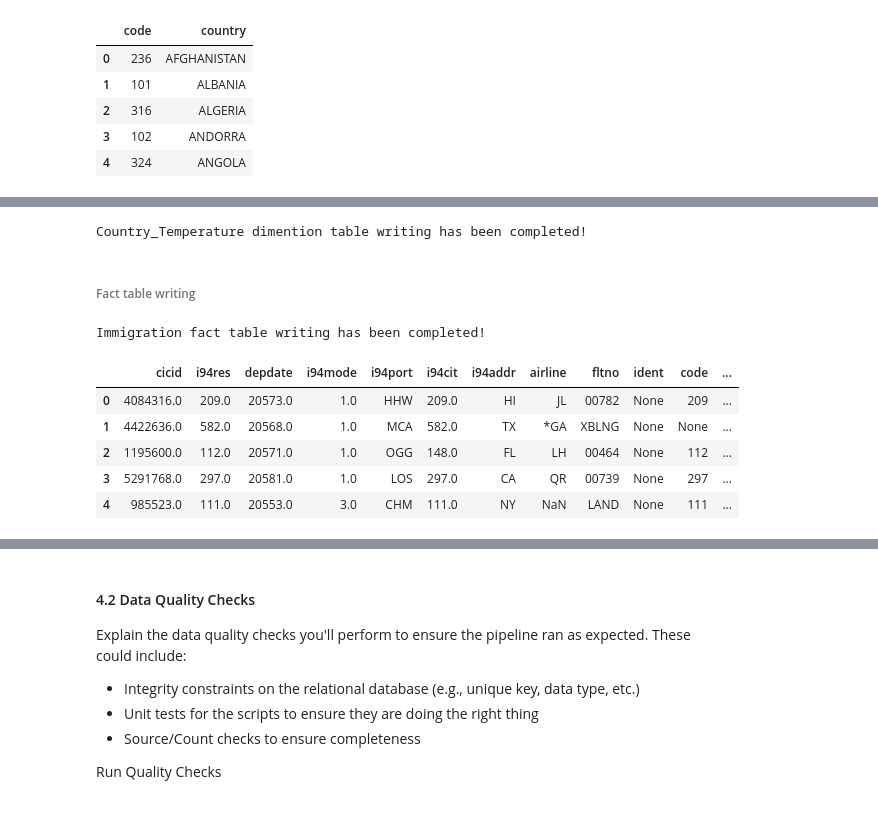
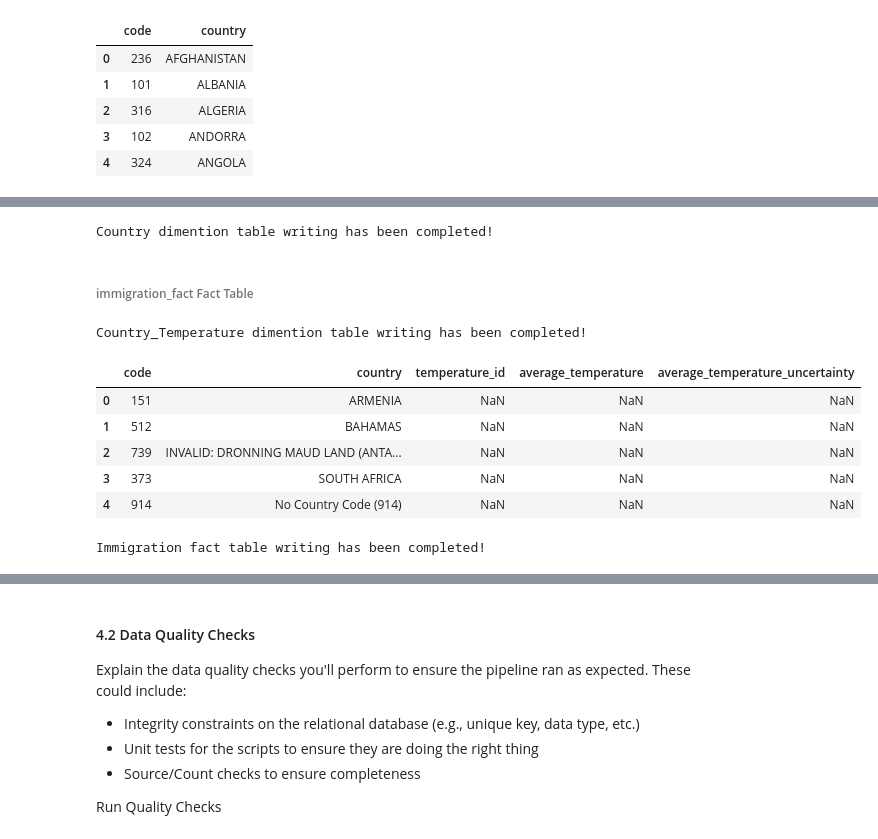
Before and after one commit to MohamedSaiedIbrahim/Project6_Udacity_Capstone, a Jupyter notebook: Capstone Project Template.ipynb, the cells around one changed output, grey strips where cells are left out. Saved outputs shown, nothing was run; the diff lists cells and outputs as text; code cells hidden in the pictures.

```diff
--- a/Capstone Project Template.ipynb
+++ b/Capstone Project Template.ipynb
@@ -85,0 +83,5 @@ temperature_df_orig.head()
+# %%
+temperature_df_orig=temperature_df_orig.dropna()
+temperature_df_orig.head() #8235082
+
+temperature_df_orig.groupby(['Country'])['dt'].count().sort_values(ascending=False).head(20)
@@ -521,2 +535,10 @@ Country dimention table writing has been completed!
+# %%
+output_path="s3a://udacity-datalake-msaied2/Project6_Capstone/country.parquet"
+country_spark = spark.createDataFrame(df_country_code)
+ef.country_dimension(country_spark, output_path)
+# %% [output]
+Country dimention table writing has been completed!
+# %% [markdown]
+###### immigration_fact Fact Table
 # %%
 # join country and temperature
@@ -528,44 +551,17 @@ country_temperature.write.parquet("s3a://udacity-datalake-msaied2/Project6_Capst
 print("Country_Temperature dimention table writing has been completed!")
 # %% [output]
 Country_Temperature dimention table writing has been completed!
-# %% [markdown]
-###### Fact table writing
-# %%
-migrant = spark.read.parquet("s3a://udacity-datalake-msaied2/Project6_Capstone/migrant.parquet")
-status = spark.read.parquet("s3a://udacity-datalake-msaied2/Project6_Capstone/status.parquet")
-visa = spark.read.parquet("s3a://udacity-datalake-msaied2/Project6_Capstone/visa.parquet")
-state = spark.read.parquet("s3a://udacity-datalake-msaied2/Project6_Capstone/state.parquet")
-time = spark.read.parquet("s3a://udacity-datalake-msaied2/Project6_Capstone/time.parquet")
-airport = spark.read.parquet("s3a://udacity-datalake-msaied2/Project6_Capstone/airport_codes.parquet")
-country = spark.read.parquet("s3a://udacity-datalake-msaied2/Project6_Capstone/country.parquet")
-country_temperature = spark.read.parquet("s3a://udacity-datalake-msaied2/Project6_Capstone/country_temperature.parquet")
-
-
-immigration_fact = immigration_spark.select(["*"])\
-                .join(airport, (immigration_spark.i94port == airport.ident), how='full')\
-                .join(country_temperature, (immigration_spark.i94res == country_temperature.code), how='full')\
-                .join(migrant, (immigration_spark.biryear == migrant.birth_year) & (immigration_spark.gender == migrant.gender), how='full')\
-                .join(status, (immigration_spark.entdepa == status.arrival_flag) & (immigration_spark.entdepd == status.departure_flag) &\
-                      (immigration_spark.matflag == status.match_flag), how='full')\
-                .join(visa, (immigration_spark.i94visa == visa.i94visa) & (immigration_spark.visatype == visa.visatype)\
-                      & (immigration_spark.visapost == visa.visapost), how='full')\
-                .join(state, (immigration_spark.i94addr == state.state_code), how='full')\
-                .join(time, (immigration_spark.arrdate == time.arrdate), how='full')\
-                .where(col('cicid').isNotNull())\
-                .select(["cicid", "i94res", "depdate", "i94mode", "i94port", "i94cit", "i94addr", "airline", "fltno", "ident", "code",\
-                         "temperature_id", "migrant_id", "status_flag_id", "visa_id", "state_code", time.arrdate.alias("arrdate")])
-
-immigration_fact.write.parquet("s3a://udacity-datalake-msaied2/Project6_Capstone/immigration.parquet", mode="overwrite")
-print("Immigration fact table writing has been completed!")
-# %% [output]
-Immigration fact table writing has been completed!
+# %%
+country_temperature.toPandas().head()
+# %% [output]
+|  | code | country | temperature_id | average_temperature | average_temperature_uncertainty |
+| 0 | 151 | ARMENIA | NaN | NaN | NaN |
+| 1 | 512 | BAHAMAS | NaN | NaN | NaN |
+| 2 | 739 | INVALID: DRONNING MAUD LAND (ANTA... | NaN | NaN | NaN |
+| 3 | 373 | SOUTH AFRICA | NaN | NaN | NaN |
+| 4 | 914 | No Country Code (914) | NaN | NaN | NaN |
 # %%
-immigration = spark.read.parquet("s3a://udacity-datalake-msaied2/Project6_Capstone/immigration.parquet")
-immigration.toPandas().head()
+output_path="s3a://udacity-datalake-msaied2/Project6_Capstone/immigration.parquet"
+immigration =  ef.immigration_fact(immigration_spark,output_path,spark)
 # %% [output]
-|  | cicid | i94res | depdate | i94mode | i94port | i94cit | i94addr | airline | fltno | ident | code | ... |
-| 0 | 4084316.0 | 209.0 | 20573.0 | 1.0 | HHW | 209.0 | HI | JL | 00782 | None | 209 | ... |
-| 1 | 4422636.0 | 582.0 | 20568.0 | 1.0 | MCA | 582.0 | TX | *GA | XBLNG | None | None | ... |
-| 2 | 1195600.0 | 112.0 | 20571.0 | 1.0 | OGG | 148.0 | FL | LH | 00464 | None | 112 | ... |
-| 3 | 5291768.0 | 297.0 | 20581.0 | 1.0 | LOS | 297.0 | CA | QR | 00739 | None | 297 | ... |
-| 4 | 985523.0 | 111.0 | 20553.0 | 3.0 | CHM | 111.0 | NY | NaN | LAND | None | 111 | ... |
+Immigration fact table writing has been completed!
```
Also changed, not shown: parts of 54 cells of this notebook, 1 other file.
